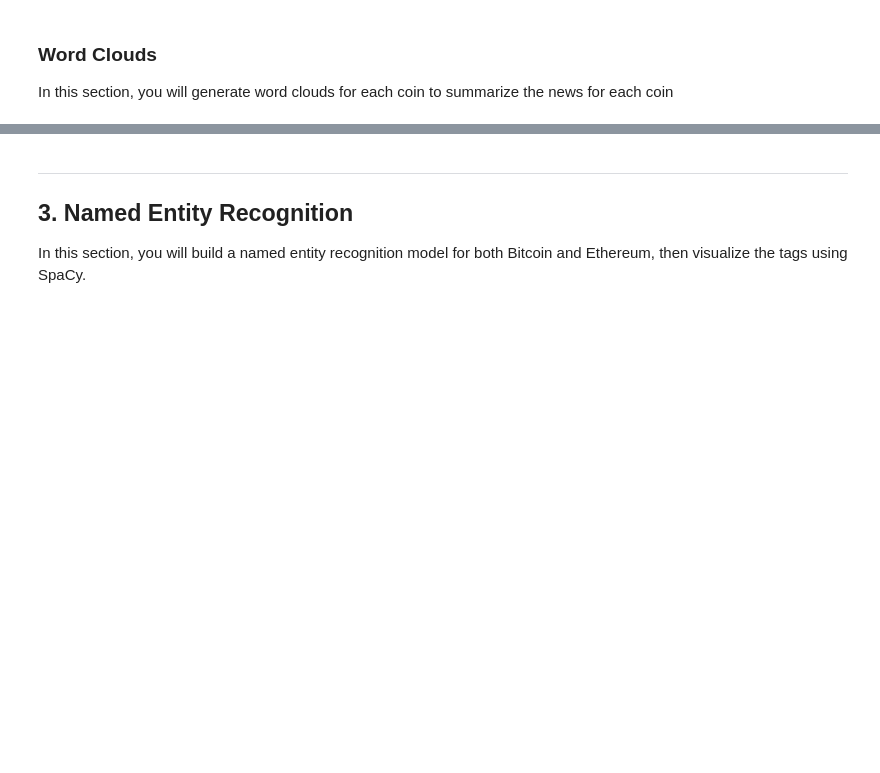
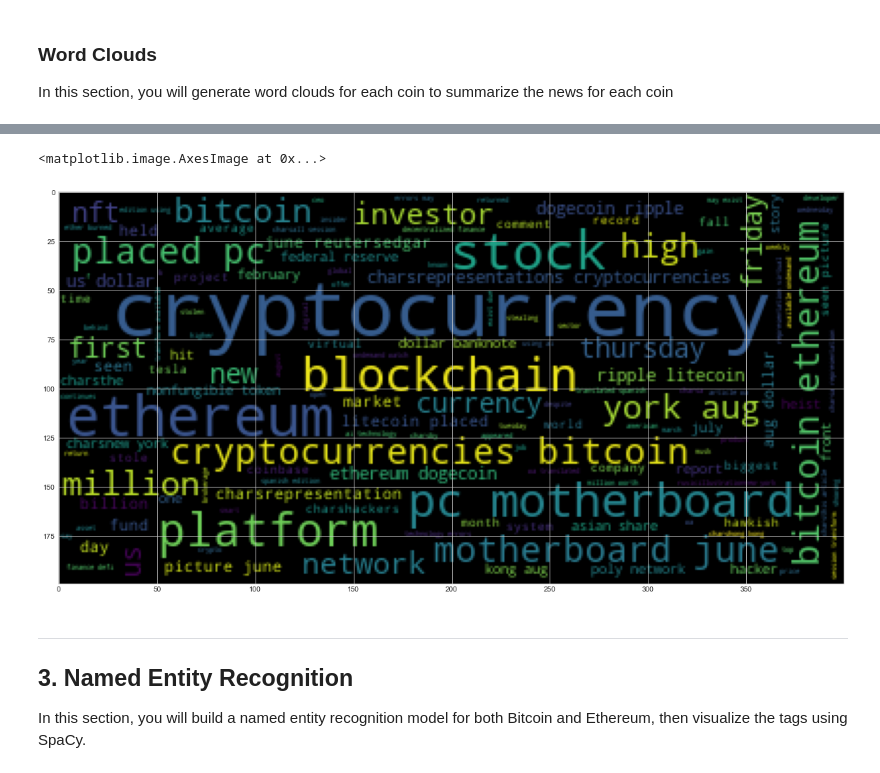
Before and after one commit to sujitsubhash7/NLP-HW, a Jupyter notebook: crypto_sentiment.ipynb, the cells around one changed output, grey strips where cells are left out. Drawn from its saved outputs; the diff is of its cells as text; code cells hidden in the pictures; blank space fills up the shorter version.

```diff
--- a/crypto_sentiment.ipynb
+++ b/crypto_sentiment.ipynb
@@ -346,6 +375,12 @@ mpl.rcParams['figure.figsize'] = [20.0, 10.0]
 # %%
 # Generate the Ethereum word cloud
 # YOUR CODE HERE!
+ethereum_cloud = ' '.join(ethereum_token)
+wc = WordCloud().generate(ethereum_cloud)
+plt.imshow(wc)
+# %% [output]
+<matplotlib.image.AxesImage at 0x...>
+[figure, added]
 # %% [markdown]
 ---
 ## 3. Named Entity Recognition
```
Also changed, not shown: parts of 8 cells of this notebook.
